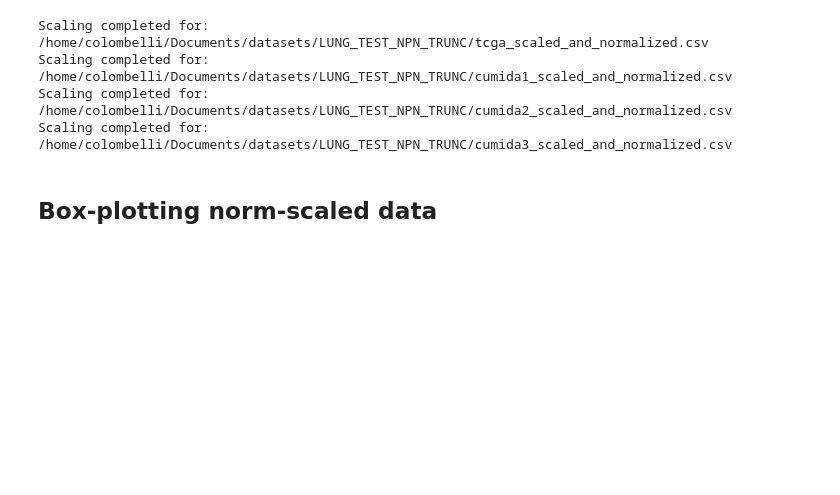
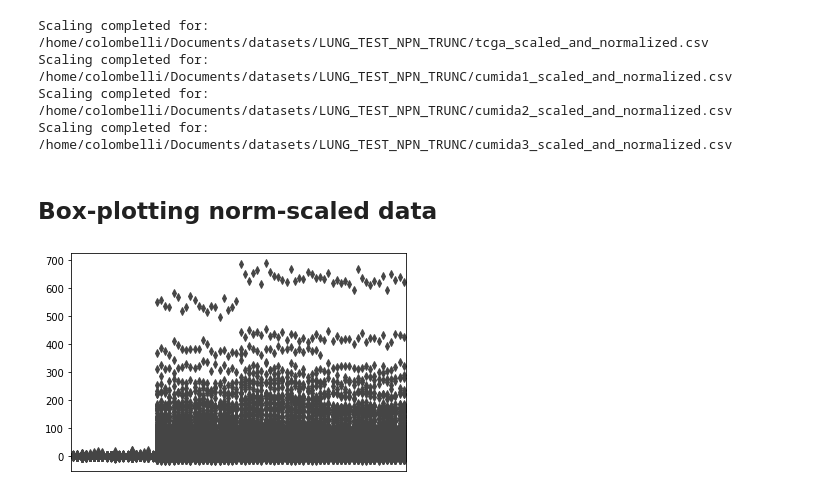
Before and after one commit to colombelli/bioinformatics-ml, a Jupyter notebook: Data Processing/normalization/normalize + scale.ipynb, the cells around one changed output. Drawn from its saved outputs; the diff is of its cells as text; code cells hidden in the pictures; blank space fills up the shorter version.

```diff
--- a/Data Processing/normalization/normalize + scale.ipynb
+++ b/Data Processing/normalization/normalize + scale.ipynb
@@ -72,3 +72,19 @@ def boxplot_df(df):
     x.tick_params(bottom=False)
     x.set(xlabel=None)
     return
+# %%
+df0 = pd.read_csv(paths[0], index_col=0)
+df1 = pd.read_csv(paths[1], index_col=0)
+df2 = pd.read_csv(paths[2], index_col=0)
+df3 = pd.read_csv(paths[3], index_col=0)
+# %%
+dfs = [df0,df1,df2,df3]
+dfs20 = []
+for df in dfs:
+    df = df.sample(frac=1)
+    dfs20.append(df.iloc[0:20, 0:-1])
+
+dfConc = pd.concat([dfs20[0], dfs20[1], dfs20[2], dfs20[3]]).T
+boxplot_df(dfConc)
+# %% [output]
+[figure, added]
```
Also changed, not shown: parts of 6 cells of this notebook, 1 other file.
